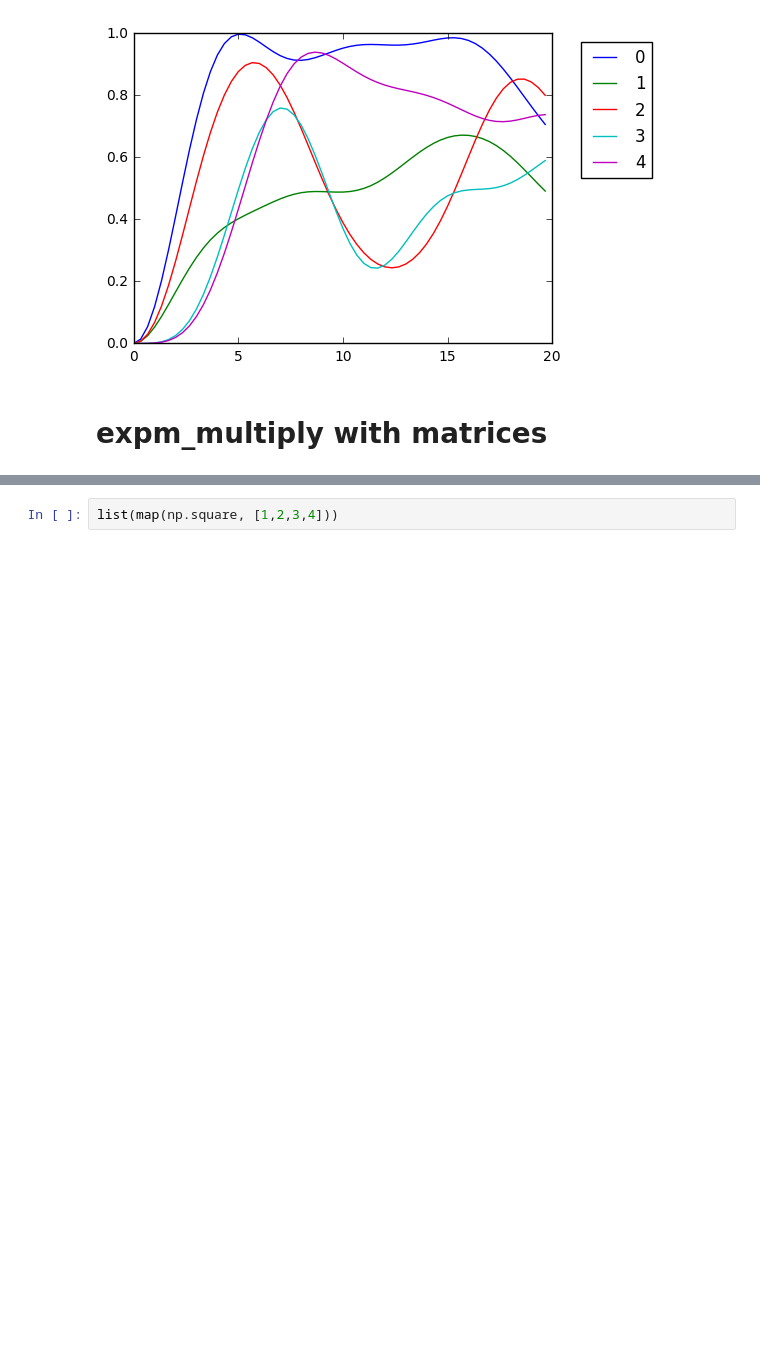
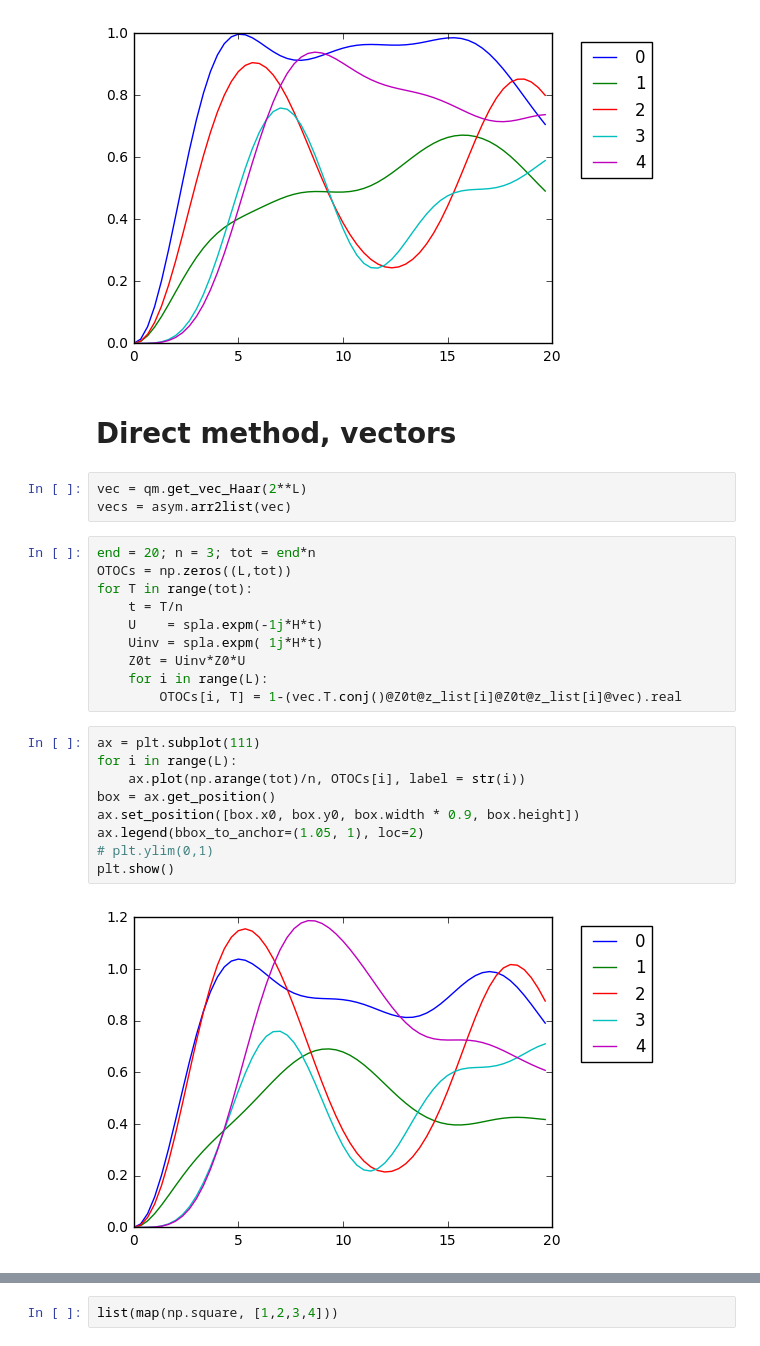
Before and after one commit to cnstahl/Asymmetric, a Jupyter notebook: python/Hamiltonian/Z OTOC.ipynb, the cells around one changed output, grey strips where cells are left out. Cells and saved outputs as stored; diff of their text form; blank space fills up the shorter version.

Commit message:
Z OTOC seems to be working

```diff
--- a/python/Hamiltonian/Z OTOC.ipynb
+++ b/python/Hamiltonian/Z OTOC.ipynb
@@ -70,5 +68,29 @@ ax.legend(bbox_to_anchor=(1.05, 1), loc=2)
 plt.show()
 # %% [output]
 [figure]
-# %% [markdown]
-# expm_multiply with matrices
+# %% [markdown]
+# Direct method, vectors
+# %%
+vec = qm.get_vec_Haar(2**L)
+vecs = asym.arr2list(vec)
+# %%
+end = 20; n = 3; tot = end*n
+OTOCs = np.zeros((L,tot))
+for T in range(tot):
+    t = T/n
+    U    = spla.expm(-1j*H*t)
+    Uinv = spla.expm( 1j*H*t)
+    Z0t = Uinv*Z0*U
+    for i in range(L):
+        OTOCs[i, T] = 1-(vec.T.conj()@Z0t@z_list[i]@Z0t@z_list[i]@vec).real
+# %%
+ax = plt.subplot(111)
+for i in range(L):
+    ax.plot(np.arange(tot)/n, OTOCs[i], label = str(i))
+box = ax.get_position()
+ax.set_position([box.x0, box.y0, box.width * 0.9, box.height])
+ax.legend(bbox_to_anchor=(1.05, 1), loc=2)
+# plt.ylim(0,1)
+plt.show()
+# %% [output]
+[figure, added]
```
Also changed, not shown: parts of 21 cells of this notebook.
